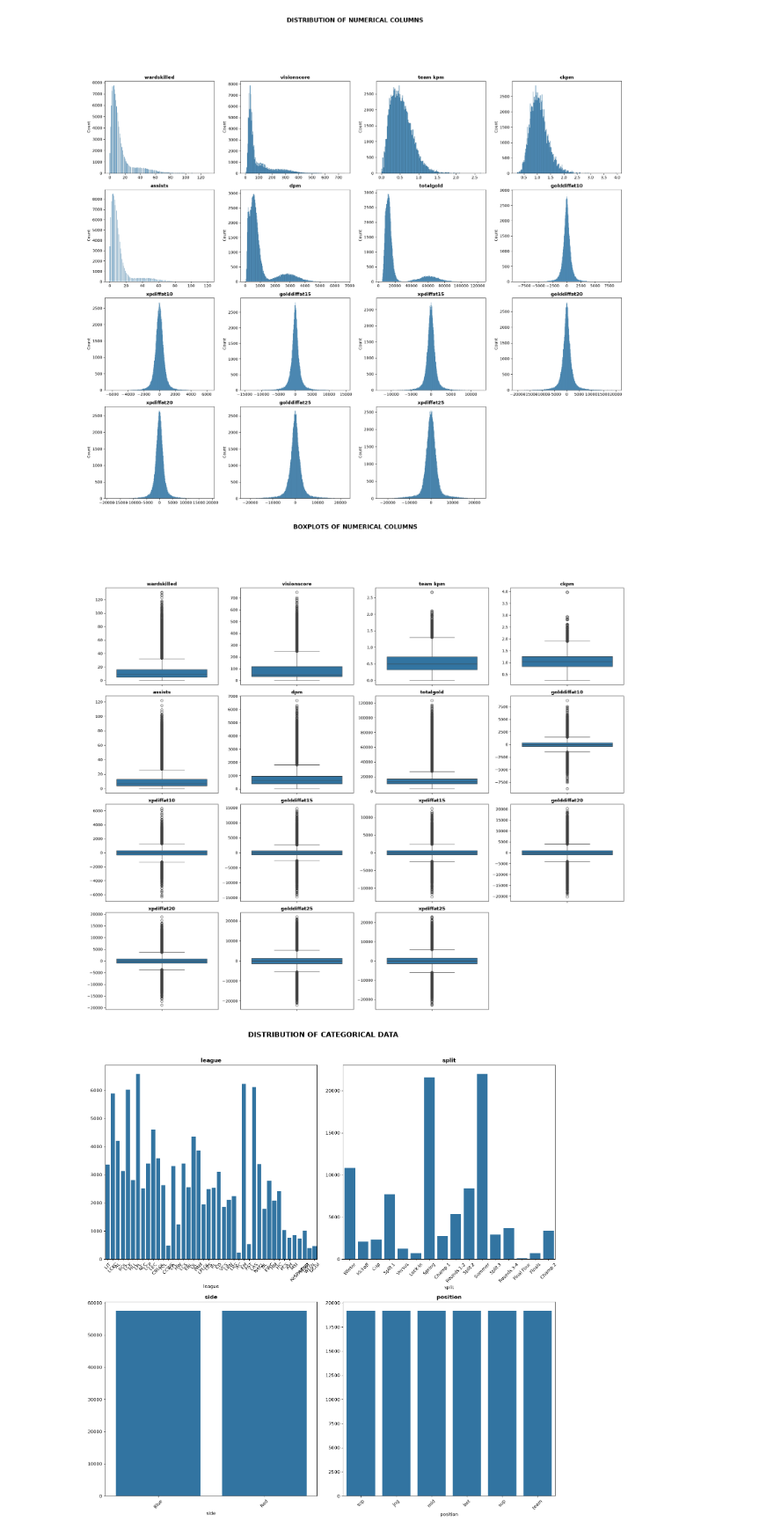
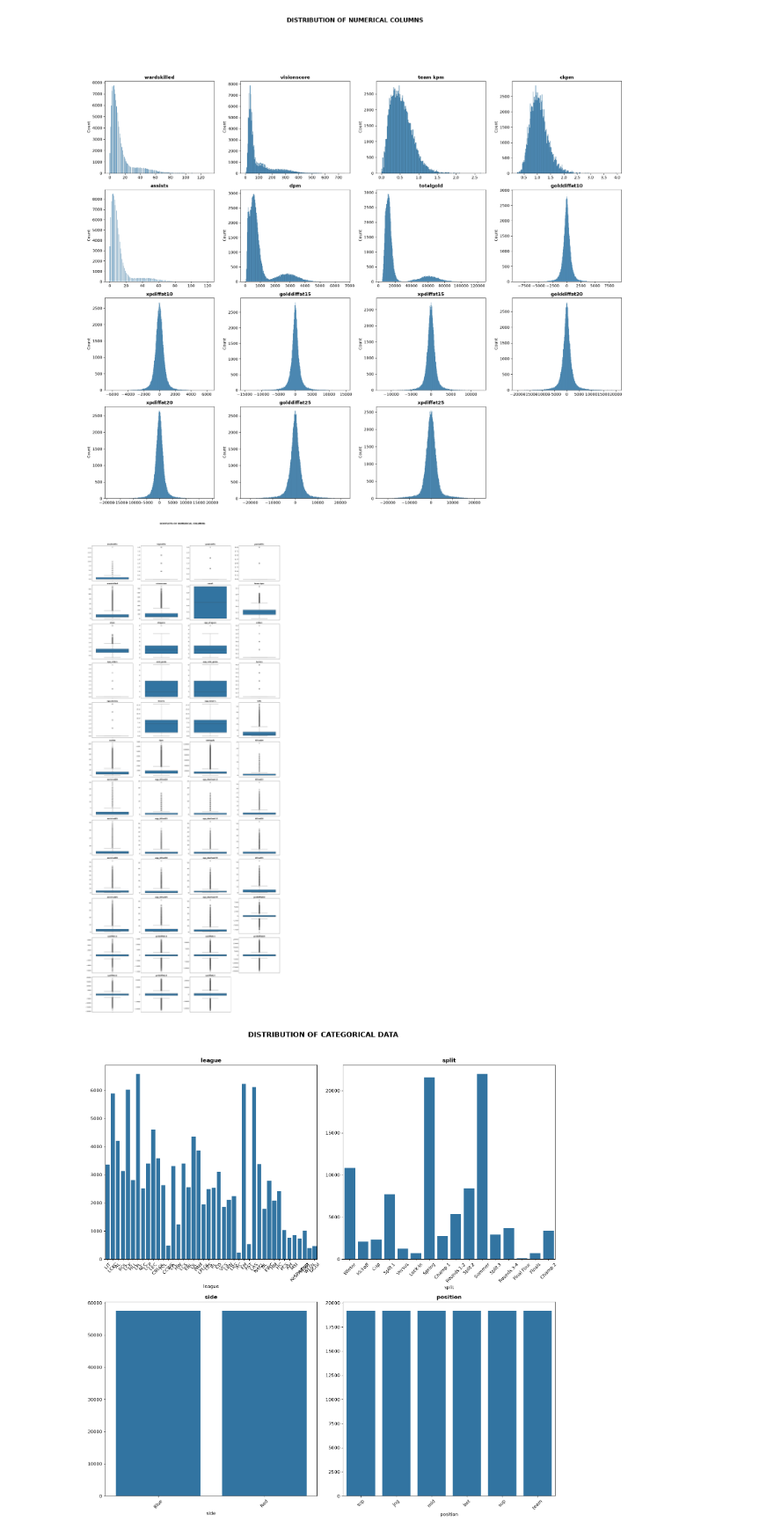
Before and after one commit to jkpjr/lol-esports-pickems-predictor, a Jupyter notebook: exploratory_data_analysis.ipynb, the cells around one changed output. Shown at 88% size. Saved outputs shown, nothing was run; the diff lists cells and outputs as text; code cells hidden in the pictures.

Commit message:
Clean missingness; Modify outlier detection

```diff
--- a/exploratory_data_analysis.ipynb
+++ b/exploratory_data_analysis.ipynb
@@ -180,9 +180,9 @@ visualize_num_distribution(df, drop_numbelow100, nrows=20, ncols=4, figsize=(20,
 # %% [output]
 [figure]
 # %%
-visualize_outliers(df, drop_numbelow100, nrows=20, ncols=4, figsize=(20, 80))
+visualize_outliers(df, drop_numbelow3, nrows=20, ncols=4, figsize=(20, 80))
 # %% [output]
-[figure, old version]
+[figure, new version]
 # %%
 visualize_cat_distribution(df, catcols_to_drop, nrows=2, ncols=2)
 # %% [output]
```
Also changed, not shown: parts of 1 cell of this notebook, 2 other files.
